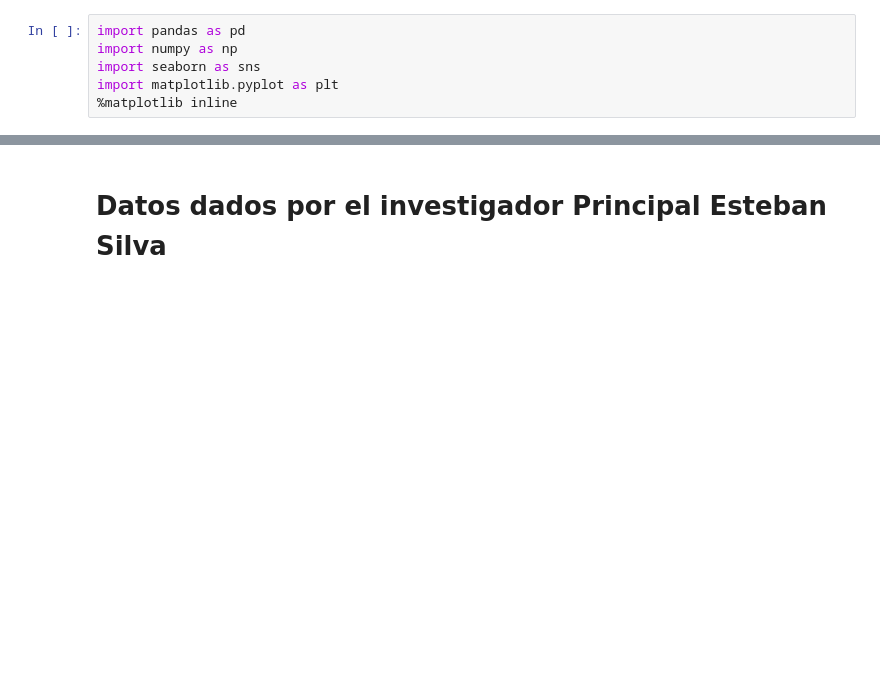
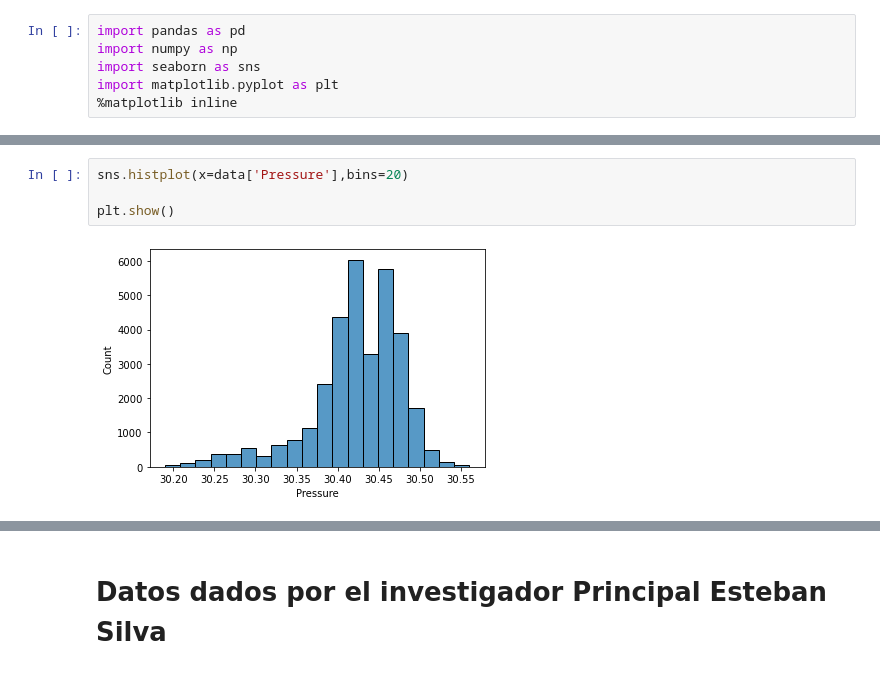
Before and after one commit to marco-canas/cumplea-os_oficina_docentes, a Jupyter notebook: solar/get_data_plotting_solar.ipynb, the cells around one changed output, grey strips where cells are left out. Cells and saved outputs as stored; diff of their text form; blank space fills up the shorter version.

```diff
--- a/solar/get_data_plotting_solar.ipynb
+++ b/solar/get_data_plotting_solar.ipynb
@@ -18,0 +100,6 @@ import matplotlib.pyplot as plt
+# %%
+sns.histplot(x=data['Pressure'],bins=20)
+
+plt.show()
+# %% [output]
+[figure, added]
```
Also changed, not shown: parts of 14 cells of this notebook, 3 other files.
